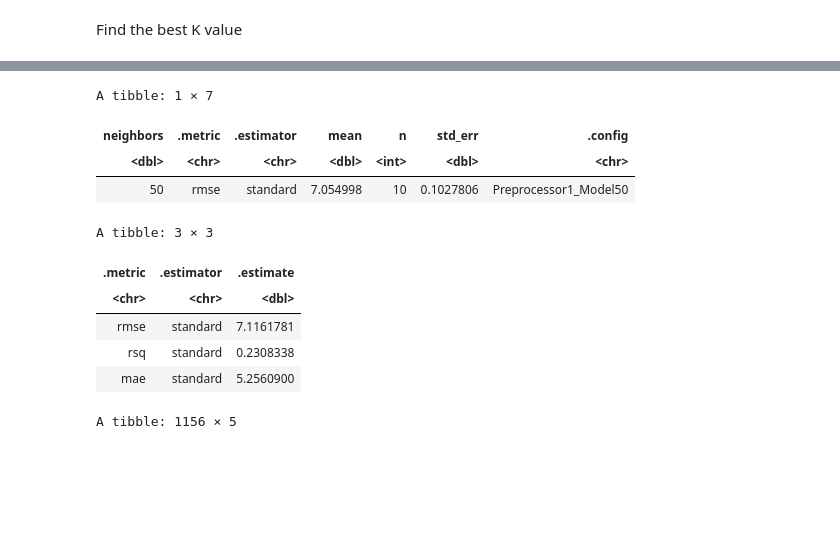
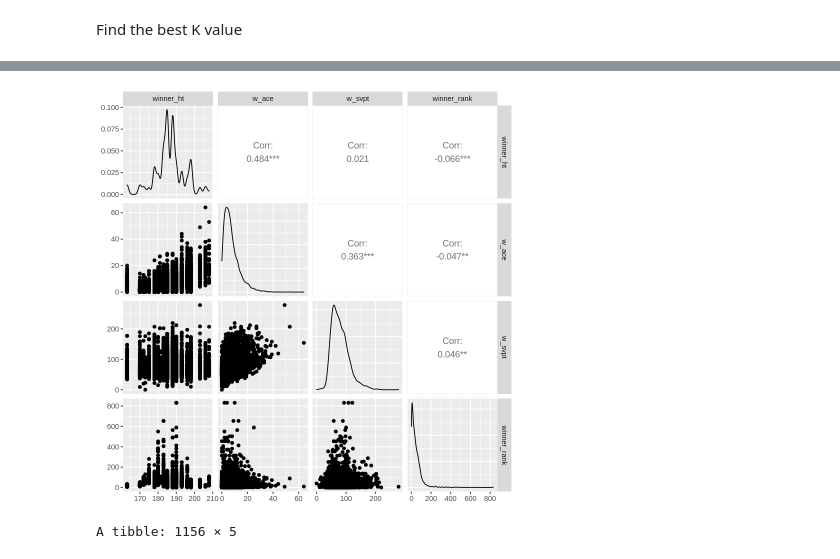
Before and after one commit to Tom0809/Group-Project, a Jupyter notebook: Group Project.ipynb, the cells around one changed output, grey strips where cells are left out. Saved outputs shown, nothing was run; the diff lists cells and outputs as text; code cells hidden in the pictures; blank space fills up the shorter version.

```diff
--- a/Group Project.ipynb
+++ b/Group Project.ipynb
@@ -235,15 +362,8 @@ A tibble: 3 × 3
 # %%
+we<-ggpairs(tennis)
+we
 # %% [output]
-A tibble: 1 × 7
-| neighbors | .metric | .estimator | mean | n | std_err | .config |
-| <dbl> | <chr> | <chr> | <dbl> | <int> | <dbl> | <chr> |
-| 50 | rmse | standard | 7.054998 | 10 | 0.1027806 | Preprocessor1_Model50 |
-A tibble: 3 × 3
-| .metric | .estimator | .estimate |
-| <chr> | <chr> | <dbl> |
-| rmse | standard | 7.1161781 |
-| rsq | standard | 0.2308338 |
-| mae | standard | 5.2560900 |
+[figure, added]
 # %%
 tennis_summary2 <- tennis_best_fit |>
           predict(tennis_test) |>
```
Also changed, not shown: parts of 11 cells of this notebook.
